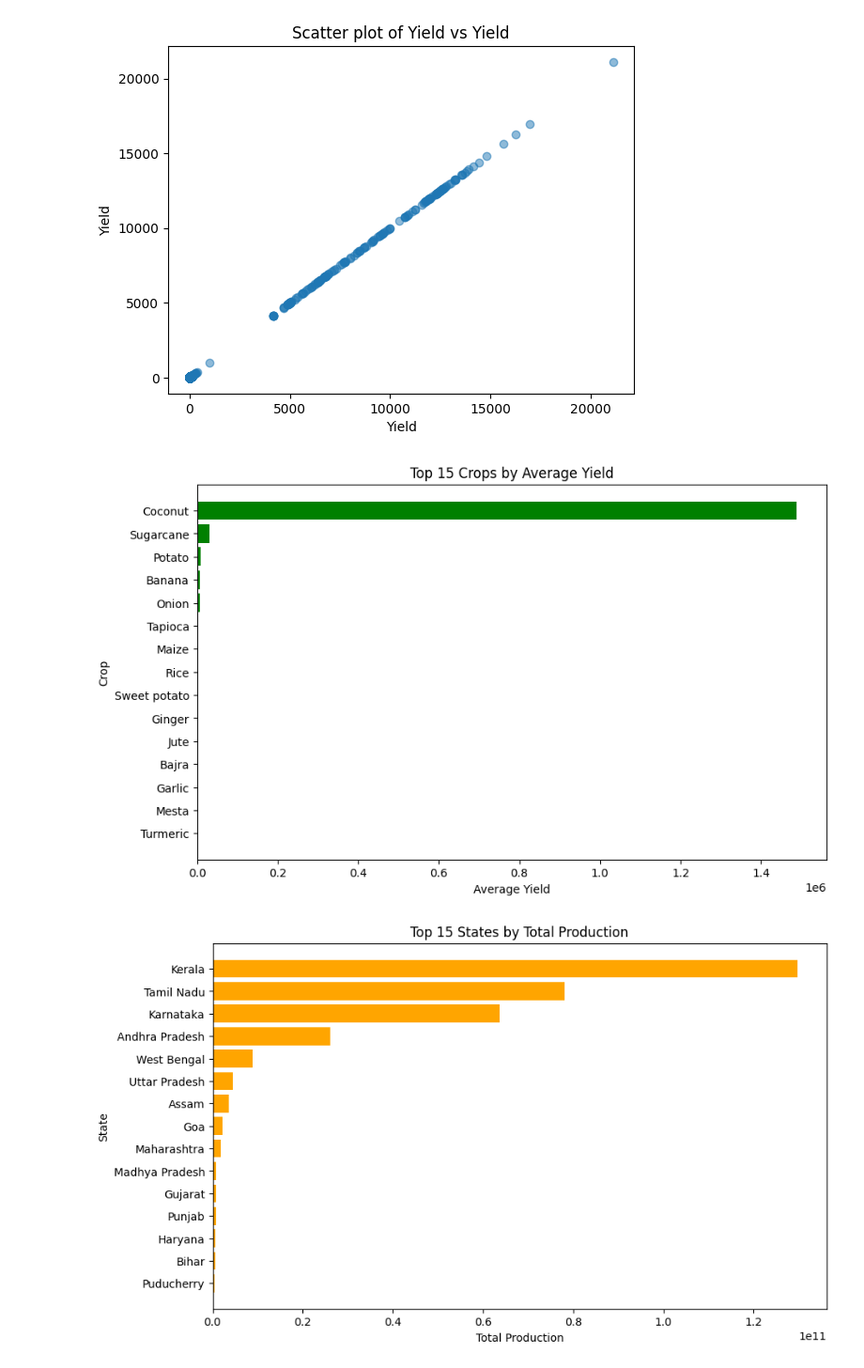
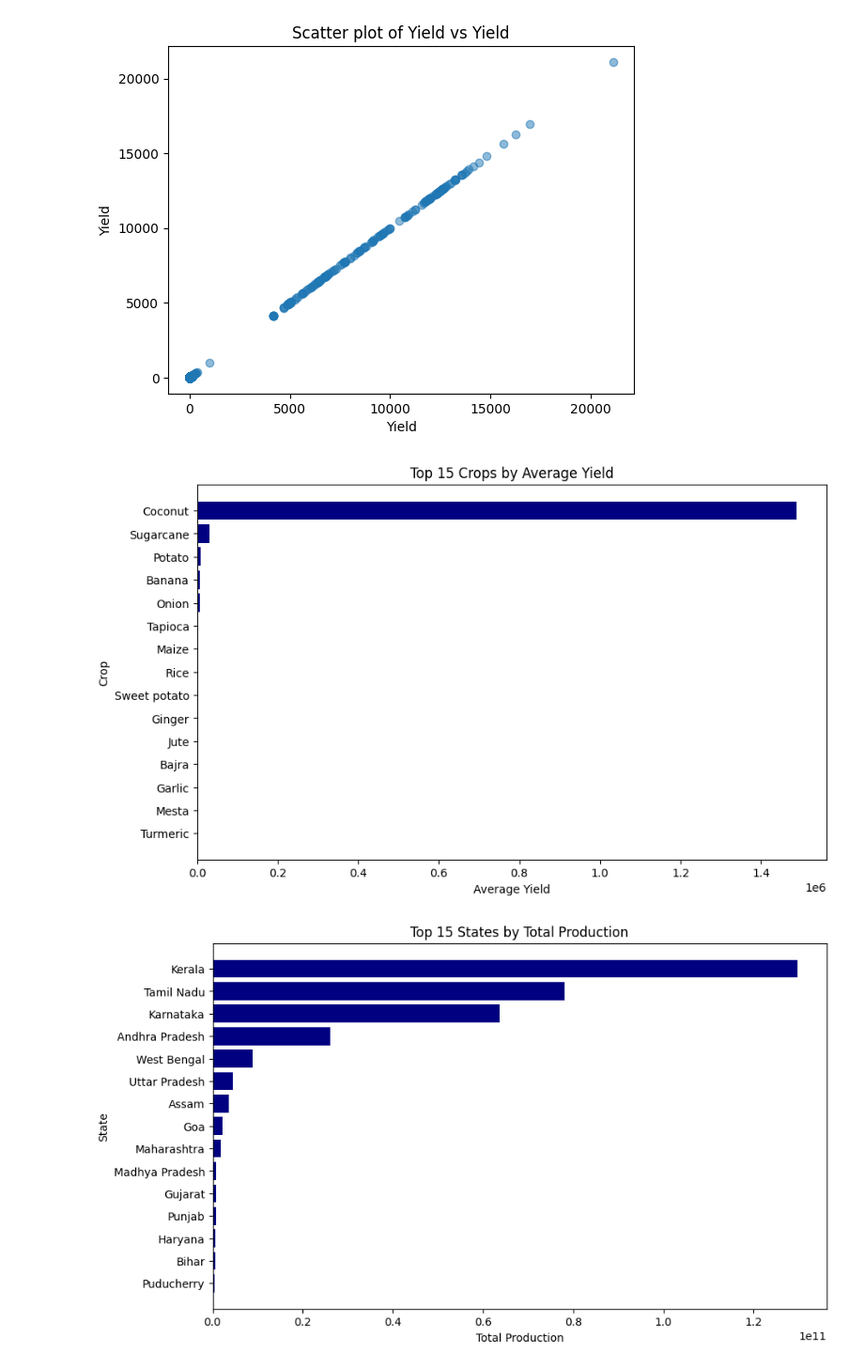
Before and after one commit to palakdeep316/Probation-Project-25, a Jupyter notebook: Palakdeep_kaur_task_6/eda.ipynb, the cells around one changed output. Shown at 94% size. Saved outputs shown, nothing was run; the diff lists cells and outputs as text; code cells hidden in the pictures.

```diff
--- a/Palakdeep_kaur_task_6/eda.ipynb
+++ b/Palakdeep_kaur_task_6/eda.ipynb
@@ -95,30 +95,30 @@ for col in num_cols:
 # %%
 crop_yield = df.groupby("Crop")["Yield"].sum().sort_values(ascending=False).head(15)
 plt.figure(figsize=(10,6))
-plt.barh(crop_yield.index, crop_yield.values, color="green")
+plt.barh(crop_yield.index, crop_yield.values, color="navy")
 plt.title("Top 15 Crops by Average Yield")
 plt.xlabel("Average Yield")
 plt.ylabel("Crop")
 plt.gca().invert_yaxis()
 plt.show()
 
 state_prod = df.groupby("State")["Production"].sum().sort_values(ascending=False).head(15)
 plt.figure(figsize=(10,6))
-plt.barh(state_prod.index, state_prod.values, color="orange")
+plt.barh(state_prod.index, state_prod.values, color="navy")
 plt.title("Top 15 States by Total Production")
 plt.xlabel("Total Production")
 plt.ylabel("State")
 plt.gca().invert_yaxis()
 plt.show()
 
 year_yield = df.groupby("Crop_Year")["Yield"].sum()
 plt.figure(figsize=(10,6))
-plt.plot(year_yield.index, year_yield.values, marker="o", color="blue")
+plt.plot(year_yield.index, year_yield.values, marker="o", color="navy")
 plt.title("Average Yield Over Years")
 plt.xlabel("Year")
 plt.ylabel("Average Yield")
 plt.grid(True)
 plt.show()
 # %% [output]
-[figure, old version]
+[figure, new version]
-[figure, old version]
+[figure, new version]
```
Also changed, not shown: parts of 4 cells of this notebook, 1 other file.
